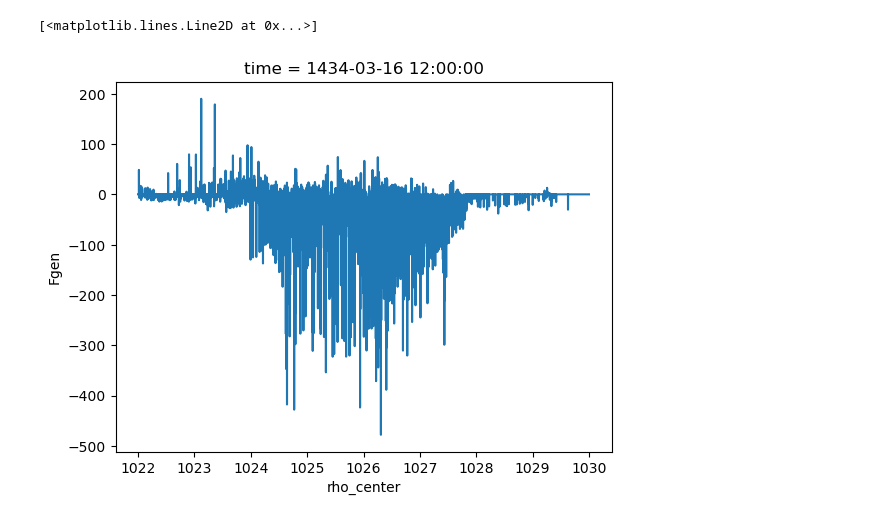
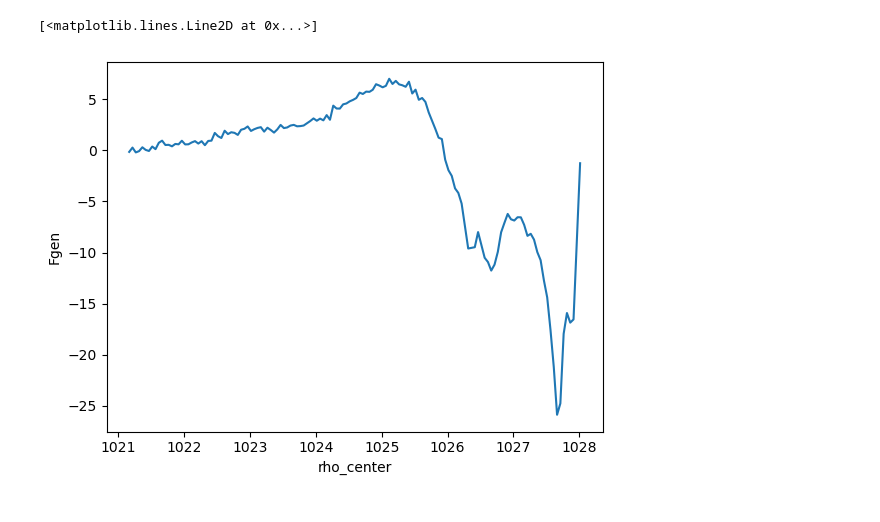
Before and after one commit to xuxingcheng/AMOC-Model-Performance-Analysis, a Jupyter notebook: scripts/Fgen_evaluation.ipynb, the cells around one changed output. Drawn from its saved outputs; the diff is of its cells as text; code cells hidden in the pictures.

Commit message:
run through -30years for CESM1 Fgen, got plot

```diff
--- a/scripts/Fgen_evaluation.ipynb
+++ b/scripts/Fgen_evaluation.ipynb
@@ -11,7 +11,7 @@ import gsw
 from pyproj import Geod
 import pickle
 # %%
-save_path = "/glade/work/stevenxu/AMOC_models/ACCESS-CM2_Fgen.pkl"
+save_path = "/glade/work/stevenxu/AMOC_models/CESM1_Fgen.pkl"
 with open(save_path, "rb") as f:
     Fgen = pickle.load(f)
 
@@ -46,5 +38,5 @@ Attributes: (0)
 # %%
-Fgen.isel(time = 50).sel(rho_center= slice(1022,1030)).plot(x = 'rho_center')
+Fgen.isel(time = slice(-360, None)).mean(dim ='time').isel(rho_intervals = slice(350,600)).plot(x = 'rho_center')
 # %% [output]
 [<matplotlib.lines.Line2D at 0x...>]
-[figure, old version]
+[figure, new version]
```
Also changed, not shown: parts of 2 cells of this notebook, 4 other files.
